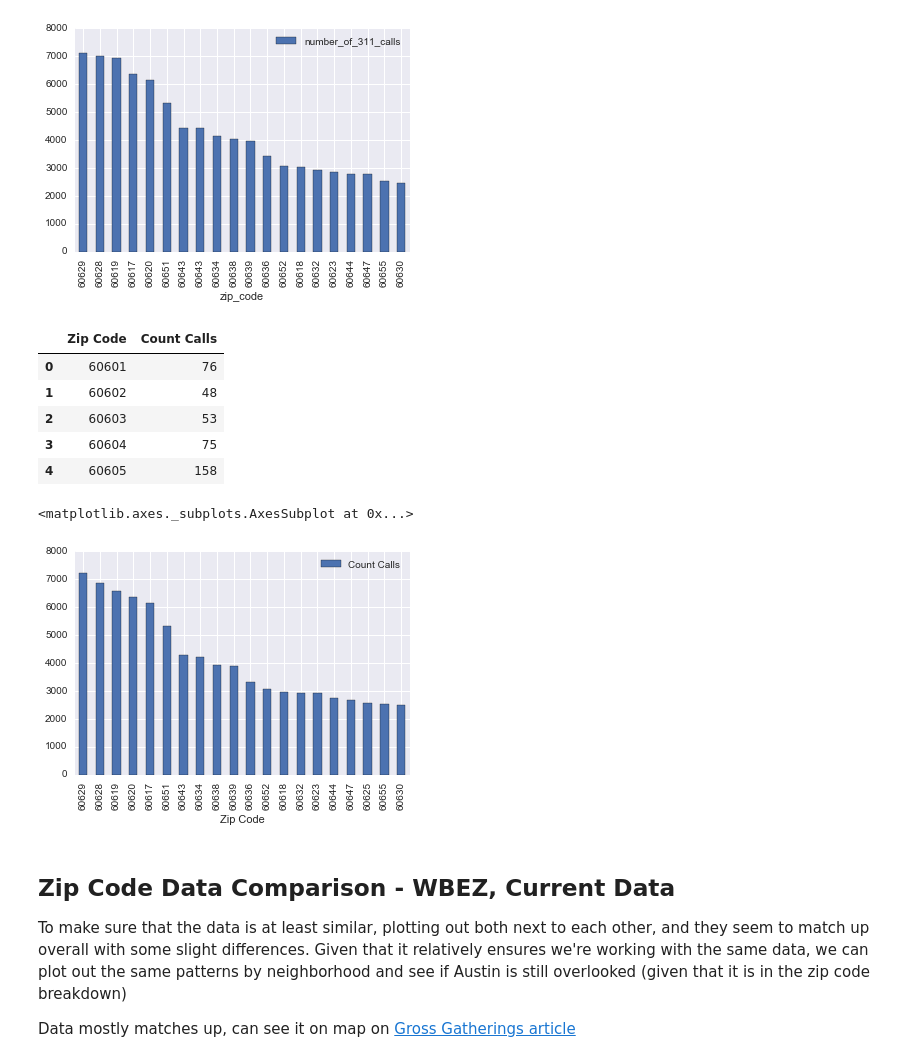
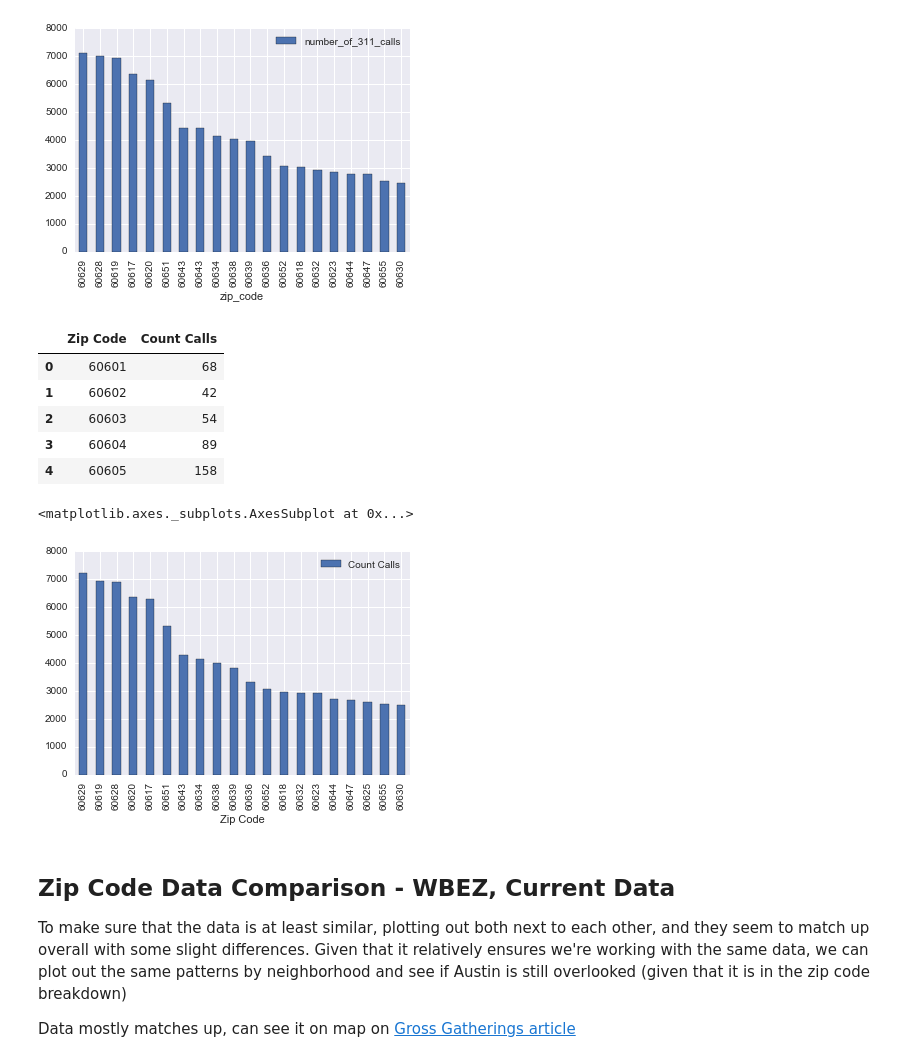
Before and after one commit to NORCatUofC/rain, a Jupyter notebook: flooding/Flooding Call Distribution.ipynb, the cells around one changed output. Saved outputs shown, nothing was run; the diff lists cells and outputs as text; code cells hidden in the pictures.

```diff
--- a/flooding/Flooding Call Distribution.ipynb
+++ b/flooding/Flooding Call Distribution.ipynb
@@ -94,29 +94,29 @@ wbez_zip_top.plot(kind='bar',x='zip_code',y='number_of_311_calls')
 [figure]
 # %%
 flood_zip_df = pd.read_csv('311_data/flood_calls_311_zip.csv')
-flood_zip_df['Date'] = pd.to_datetime(flood_zip_df['Date'])
-flood_zip_df = flood_zip_df.set_index(pd.DatetimeIndex(flood_zip_df['Date']))
+flood_zip_df['Created Date'] = pd.to_datetime(flood_zip_df['Created Date'])
+flood_zip_df = flood_zip_df.set_index(pd.DatetimeIndex(flood_zip_df['Created Date']))
 # Setting to same time frame as WBEZ
 flood_zip_df = flood_zip_df['2009-01-01':'2015-12-30']
 flood_zip_df = flood_zip_df[flood_zip_df.columns.values[1:]]
 flood_zip_stack = pd.DataFrame(flood_zip_df.stack()).reset_index()
-flood_zip_stack = flood_zip_stack.rename(columns={'level_0':'Date','level_1':'Zip Code',0:'Count Calls'})
+flood_zip_stack = flood_zip_stack.rename(columns={'level_0':'Created Date','level_1':'Zip Code',0:'Count Calls'})
 flood_zip_sum = flood_zip_stack.groupby(['Zip Code'])['Count Calls'].sum()
 flood_zip_sum = flood_zip_sum.reset_index()
 flood_zip_sum.head()
 # %% [output]
 |  | Zip Code | Count Calls |
-| 0 | 60601 | 76 |
-| 1 | 60602 | 48 |
-| 2 | 60603 | 53 |
-| 3 | 60604 | 75 |
+| 0 | 60601 | 68 |
+| 1 | 60602 | 42 |
+| 2 | 60603 | 54 |
+| 3 | 60604 | 89 |
 | 4 | 60605 | 158 |
 # %%
 flood_zip_top = flood_zip_sum.sort_values(by='Count Calls', ascending=False)[:20]
 flood_zip_top.plot(kind='bar',x='Zip Code',y='Count Calls')
 # %% [output]
 <matplotlib.axes._subplots.AxesSubplot at 0x...>
-[figure, old version]
+[figure, new version]
 # %% [markdown]
 ## Zip Code Data Comparison - WBEZ, Current Data
 
```
Also changed, not shown: parts of 6 cells of this notebook, 13 other files.
